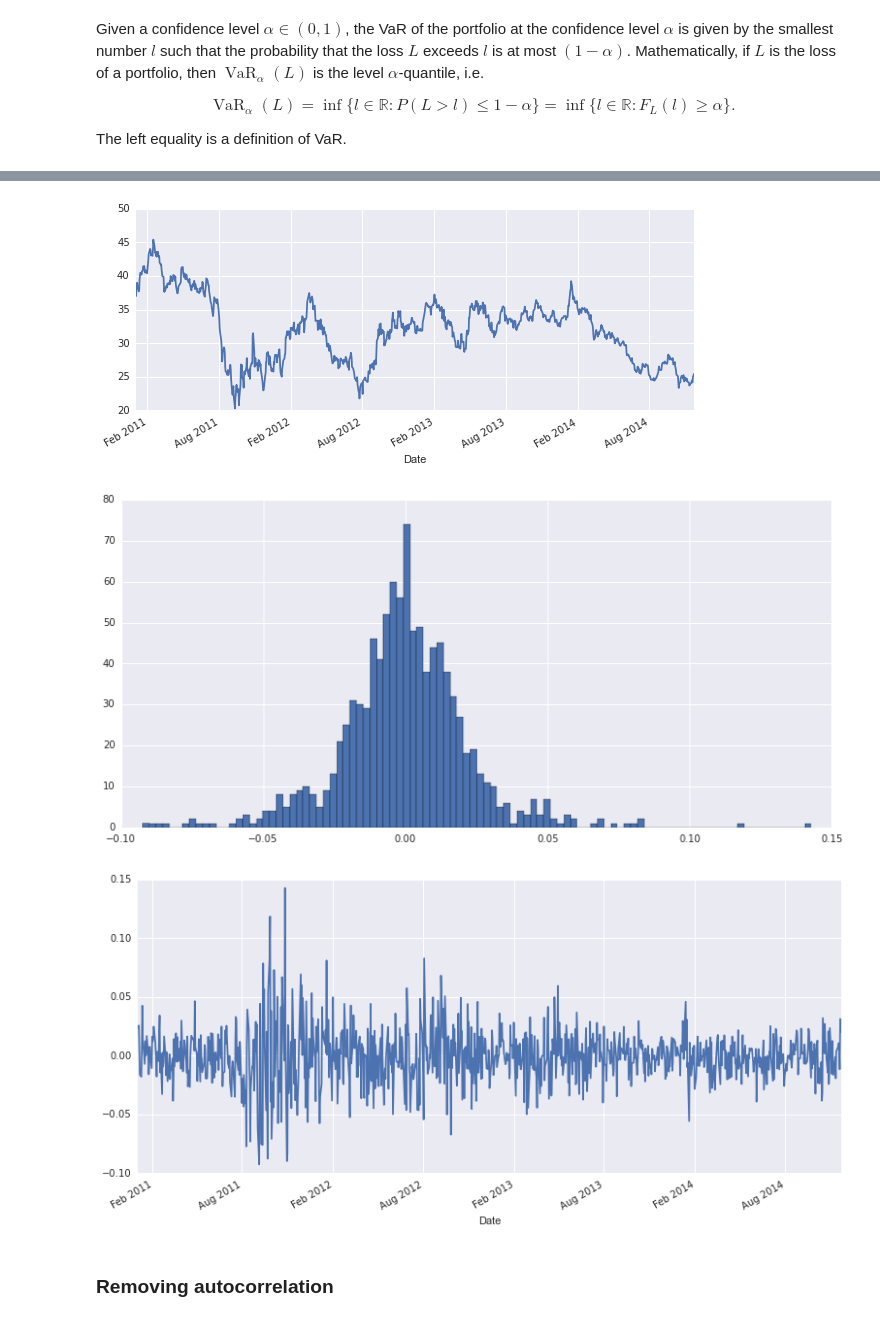
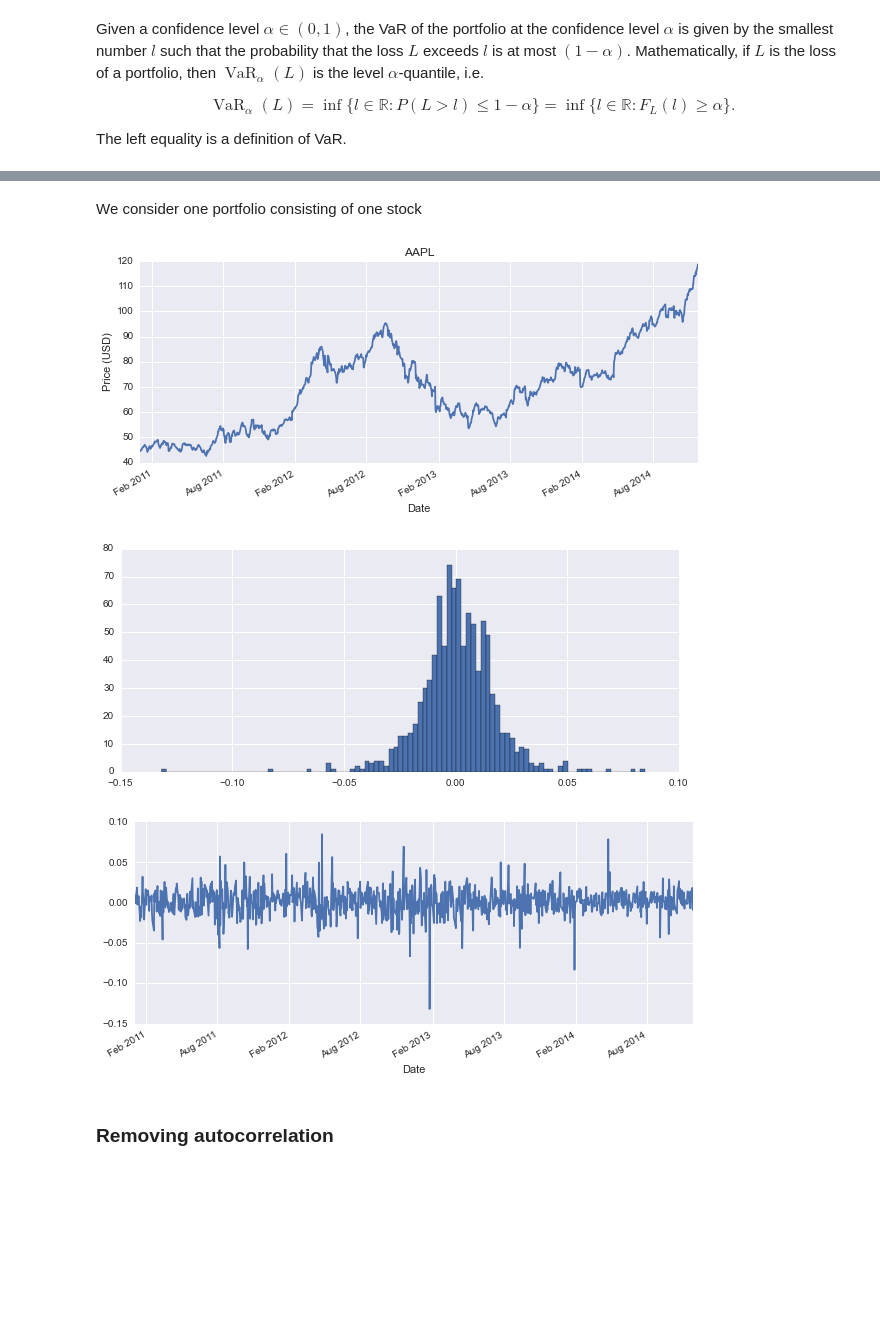
Before and after one commit to mvaz/financial-notebooks, a Jupyter notebook: Value at Risk.ipynb, the cells around one changed output, grey strips where cells are left out. Drawn from its saved outputs; the diff is of its cells as text; code cells hidden in the pictures; blank space fills up the shorter version.

```diff
--- a/Value at Risk.ipynb
+++ b/Value at Risk.ipynb
@@ -29,21 +37,32 @@ f = web.DataReader("DBK.DE", 'yahoo', datetime.datetime(2011,1,1), datetime.date
 %matplotlib inline
 # %%
 from IPython.html import widgets
+import matplotlib as mpl
+import matplotlib.pyplot as plt
+mpl.rcParams['figure.figsize'] = (10,4)
 import seaborn as sns
+# %% [markdown]
+We consider one portfolio consisting of one stock
+# %%
+stock_name = "AAPL"
+f = web.DataReader(stock_name, 'yahoo', datetime.datetime(2011,1,1), datetime.datetime(2014,11,28))
 # %%
-ax = f['Adj Close'].plot(figsize=(10,4))
+_ax = f['Adj Close'].plot(figsize=(10,4))
+_ax.set_title(stock_name)
+___ = _ax.set_ylabel('Price (USD)')
 # %% [output]
-[figure, old version]
+[figure, new version]
 # %%
 stock = f['Adj Close']
 rets = np.log( stock / stock.shift(1))
-_ax = rets.hist(bins=100, figsize=(13,6))
+rets = rets.ix[1:]
+_ax = rets.hist(bins=100)
 # %% [output]
-[figure, old version]
+[figure, new version]
 # %%
-_ax = rets.plot(figsize=(13,6))
+_ax = rets.plot()
 # %% [output]
-[figure, old version]
+[figure, new version]
 # %% [markdown]
 ### Removing autocorrelation
 # %% [markdown]
```
Also changed, not shown: parts of 18 cells of this notebook.
